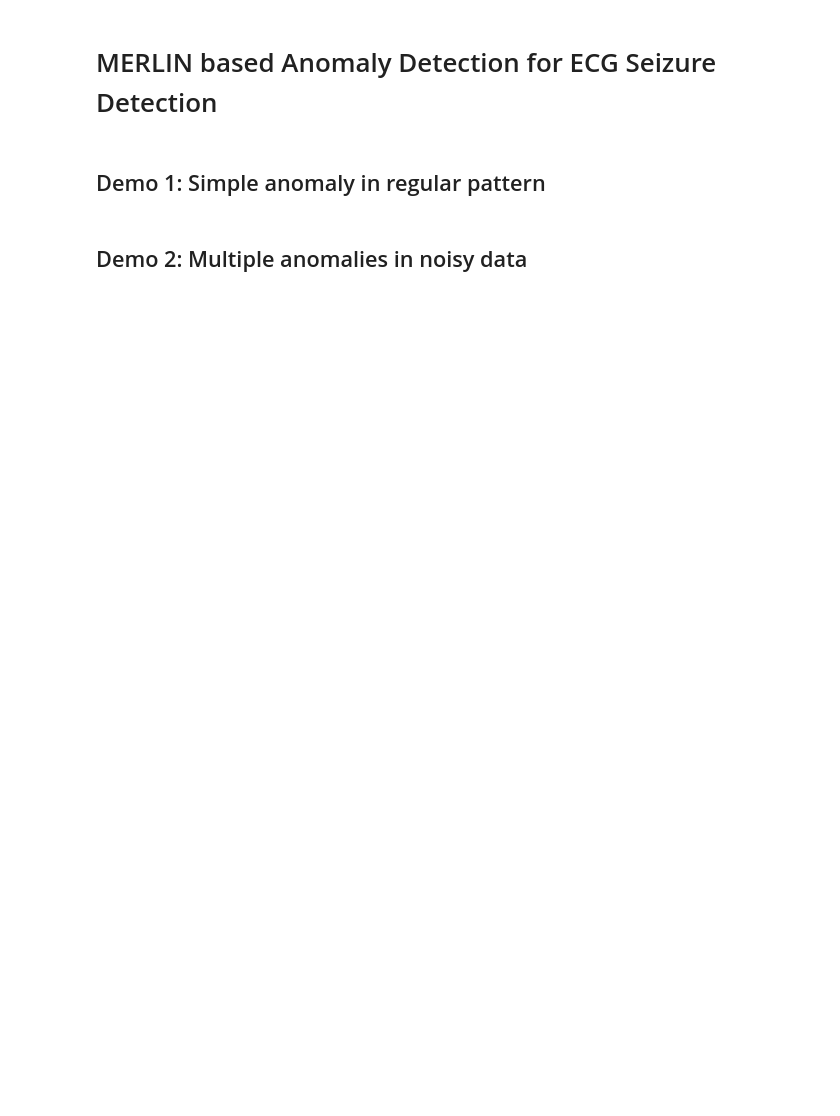
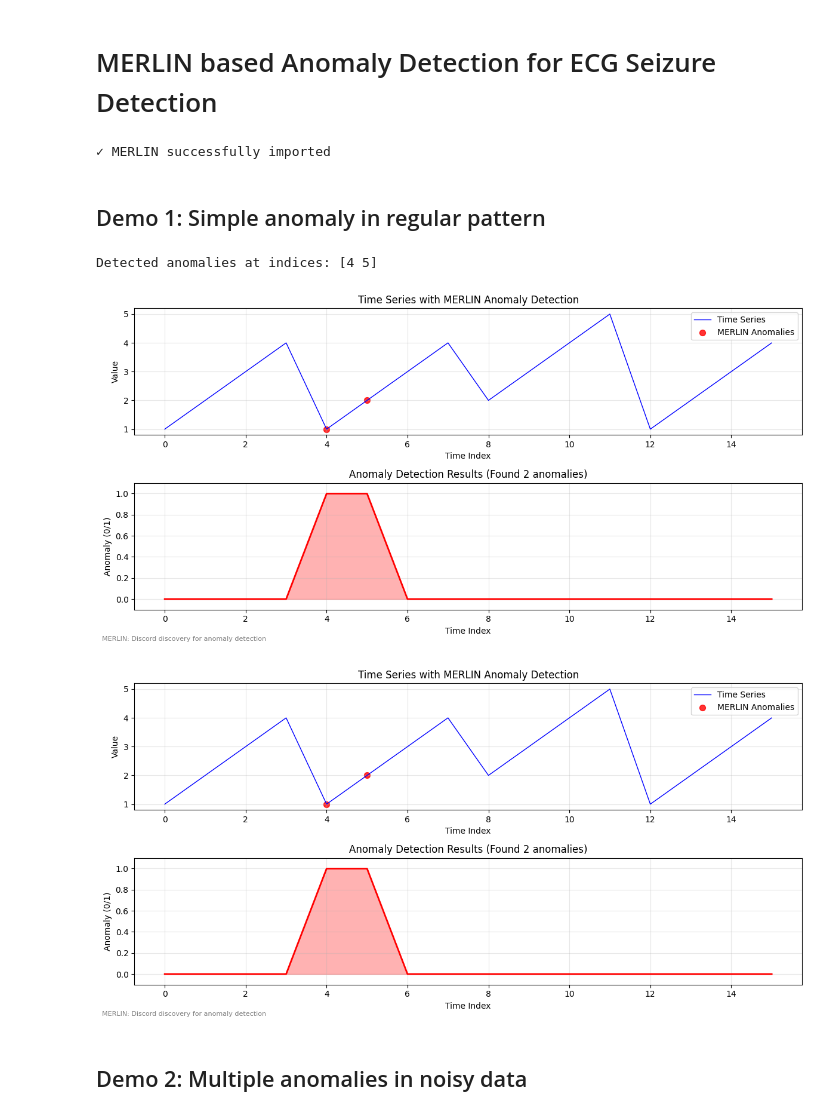
Before and after one commit to creintjes/ecg-seizure-detection, a Jupyter notebook: Merlin/Merlin_demo.ipynb, the cells around one changed output. Cells and saved outputs as stored; diff of their text form; code cells hidden in the pictures; blank space fills up the shorter version.

Commit message:
add test merlin in seizeit

```diff
--- a/Merlin/Merlin_demo.ipynb
+++ b/Merlin/Merlin_demo.ipynb
@@ -13,30 +13,9 @@ try:
     from _merlin import MERLIN
     print("✓ MERLIN successfully imported")
 except ImportError:
-    print("❌ MERLIN import failed. Using simplified version for demo.")
-
-    # Simplified MERLIN implementation for demo purposes
-    class MERLIN:
-        def __init__(self, min_length=5, max_length=50, max_iterations=500):
-            self.min_length = min_length
-            self.max_length = max_length
-            self.max_iterations = max_iterations
-
-        def fit_predict(self, X):
-            # Simple anomaly detection: find points that deviate significantly from local mean
-            anomalies = np.zeros(len(X), dtype=bool)
-            window_size = self.min_length
-
-            for i in range(window_size, len(X) - window_size):
-                local_window = X[i-window_size:i+window_size]
-                local_mean = np.mean(local_window)
-                local_std = np.std(local_window)
-
-                # Mark as anomaly if point deviates more than 2 standard deviations
-                if abs(X[i] - local_mean) > 2 * local_std:
-                    anomalies[i] = True
-
-            return anomalies
+    print("❌ MERLIN import failed.")
+# %% [output]
+✓ MERLIN successfully imported
 # %%
 def run_merlin_on_sample(sample: np.array, min_length: int = 5, max_length: int = 20) -> np.array:
     """Run MERLIN anomaly detection on a time series sample"""
@@ -85,14 +64,18 @@ def plot_merlin_results(sample: np.ndarray, anomalies: np.ndarray) -> plt.Figure
 ## Demo 1: Simple anomaly in regular pattern
 # %%
 # Create a simple time series with one clear anomaly
-timeseries = np.array([1, 1, 1, 1, 1, 9, 1, 1, 1, 1, 1, 1, 1], dtype=np.float64)
+timeseries = np.array([1, 2, 3, 4, 1, 2, 3, 4, 2, 3, 4, 5, 1, 2, 3, 4], dtype=np.float64)
 
 # Run MERLIN
-anomalies = run_merlin_on_sample(timeseries, min_length=4, max_length=8)
+anomalies = run_merlin_on_sample(timeseries, min_length=4, max_length=5)
 print(f"Detected anomalies at indices: {get_anomaly_indices_from_merlin(anomalies)}")
 
 # Plot results
 plot_merlin_results(timeseries, anomalies)
+# %% [output]
+Detected anomalies at indices: [4 5]
+[figure, added]
+[figure, added]
 # %% [markdown]
 ## Demo 2: Multiple anomalies in noisy data
 # %%
```
Also changed, not shown: parts of 4 cells of this notebook, 1 other file.
